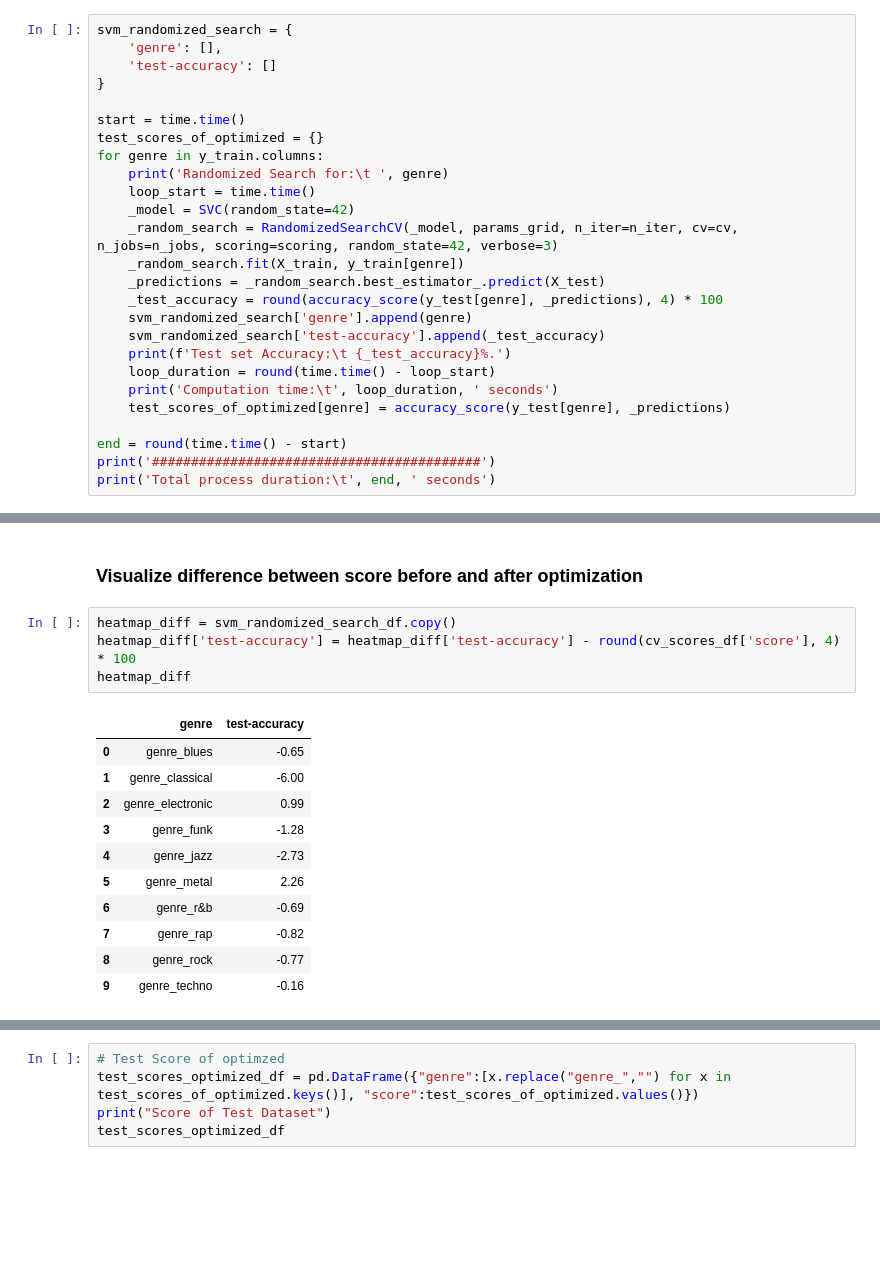
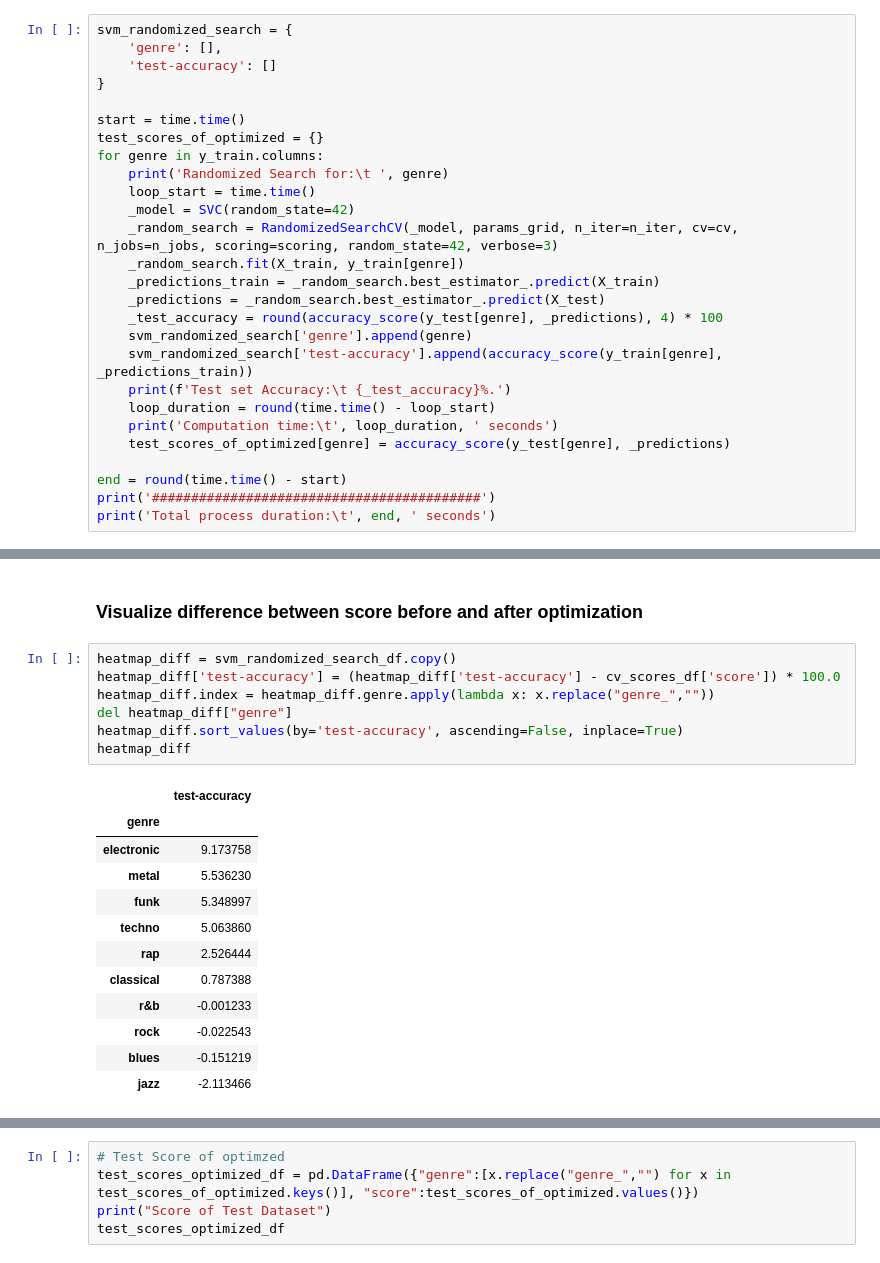
Before and after one commit to alpargur/machine-learning-101, a Jupyter notebook: dev/genre-classification/hyperparameter-tuning-SVC.ipynb, the cells around one changed output, grey strips where cells are left out. Drawn from its saved outputs; the diff is of its cells as text; blank space fills up the shorter version.

```diff
--- a/dev/genre-classification/hyperparameter-tuning-SVC.ipynb
+++ b/dev/genre-classification/hyperparameter-tuning-SVC.ipynb
@@ -205,10 +205,11 @@ for genre in y_train.columns:
     _model = SVC(random_state=42)
     _random_search = RandomizedSearchCV(_model, params_grid, n_iter=n_iter, cv=cv, n_jobs=n_jobs, scoring=scoring, random_state=42, verbose=3)
     _random_search.fit(X_train, y_train[genre])
+    _predictions_train = _random_search.best_estimator_.predict(X_train)
     _predictions = _random_search.best_estimator_.predict(X_test)
     _test_accuracy = round(accuracy_score(y_test[genre], _predictions), 4) * 100
     svm_randomized_search['genre'].append(genre)
-    svm_randomized_search['test-accuracy'].append(_test_accuracy)
+    svm_randomized_search['test-accuracy'].append(accuracy_score(y_train[genre], _predictions_train))
     print(f'Test set Accuracy:\t {_test_accuracy}%.')
     loop_duration = round(time.time() - loop_start)
     print('Computation time:\t', loop_duration, ' seconds')
@@ -254,17 +259,21 @@ svm_randomized_search_df.sort_values(by='test-accuracy', ascending=False)
 ### Visualize difference between score before and after optimization
 # %%
 heatmap_diff = svm_randomized_search_df.copy()
-heatmap_diff['test-accuracy'] = heatmap_diff['test-accuracy'] - round(cv_scores_df['score'], 4) * 100
+heatmap_diff['test-accuracy'] = (heatmap_diff['test-accuracy'] - cv_scores_df['score']) * 100.0
+heatmap_diff.index = heatmap_diff.genre.apply(lambda x: x.replace("genre_",""))
+del heatmap_diff["genre"]
+heatmap_diff.sort_values(by='test-accuracy', ascending=False, inplace=True)
 heatmap_diff
 # %% [output]
-|  | genre | test-accuracy |
-| 0 | genre_blues | -0.65 |
-| 1 | genre_classical | -6.00 |
-| 2 | genre_electronic | 0.99 |
-| 3 | genre_funk | -1.28 |
-| 4 | genre_jazz | -2.73 |
-| 5 | genre_metal | 2.26 |
-| 6 | genre_r&b | -0.69 |
-| 7 | genre_rap | -0.82 |
-| 8 | genre_rock | -0.77 |
-| 9 | genre_techno | -0.16 |
+|  | test-accuracy |
+| genre |  |
+| electronic | 9.173758 |
+| metal | 5.536230 |
+| funk | 5.348997 |
+| techno | 5.063860 |
+| rap | 2.526444 |
+| classical | 0.787388 |
+| r&b | -0.001233 |
+| rock | -0.022543 |
+| blues | -0.151219 |
+| jazz | -2.113466 |
```
Also changed, not shown: parts of 6 cells of this notebook.
